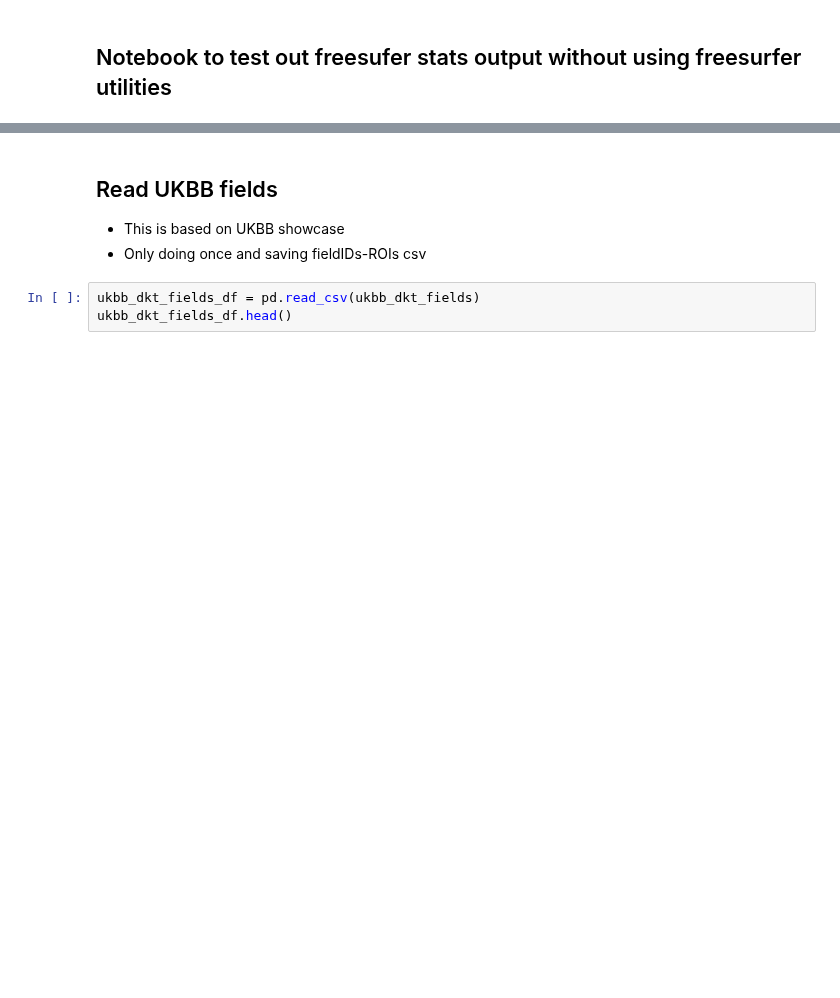
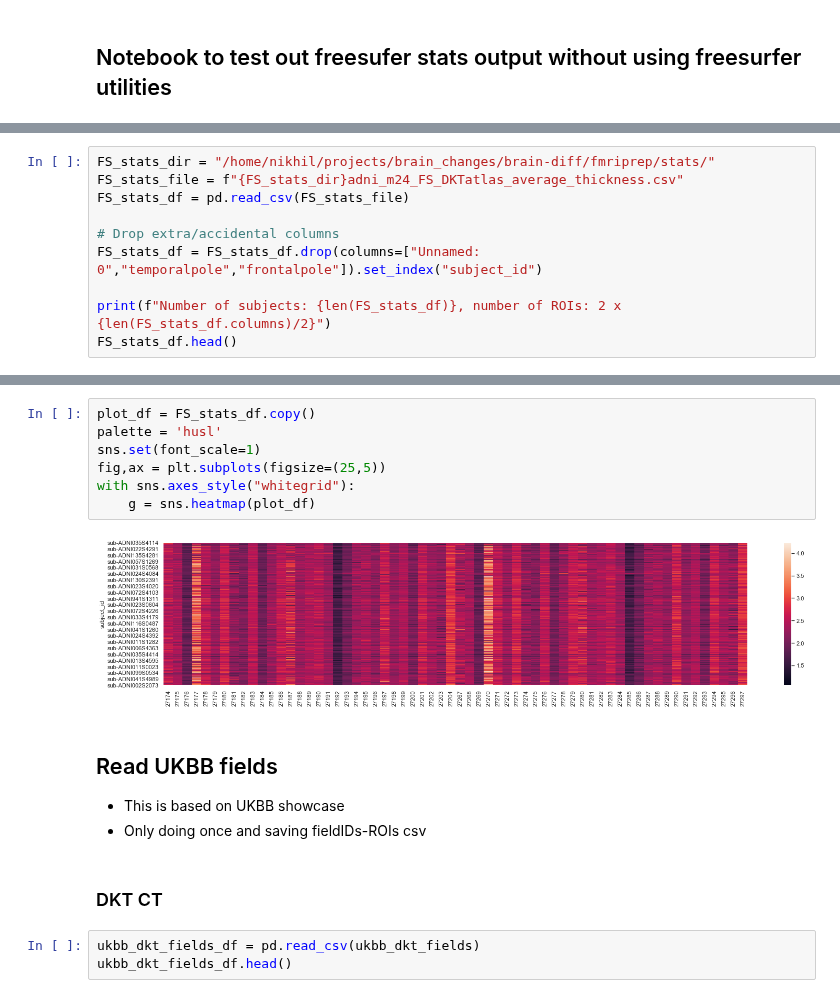
Before and after one commit to nikhil153/brain-diff, a Jupyter notebook: fmriprep/freesurfer_stats.ipynb, the cells around one changed output, grey strips where cells are left out. Saved outputs shown, nothing was run; the diff lists cells and outputs as text; blank space fills up the shorter version.

```diff
--- a/fmriprep/freesurfer_stats.ipynb
+++ b/fmriprep/freesurfer_stats.ipynb
@@ -59,0 +119,10 @@ save_file
+# %%
+FS_stats_dir = "/home/nikhil/projects/brain_changes/brain-diff/fmriprep/stats/"
+FS_stats_file = f"{FS_stats_dir}adni_m24_FS_DKTatlas_average_thickness.csv"
+FS_stats_df = pd.read_csv(FS_stats_file)
+
+# Drop extra/accidental columns
+FS_stats_df = FS_stats_df.drop(columns=["Unnamed: 0","temporalpole","frontalpole"]).set_index("subject_id")
+
+print(f"Number of subjects: {len(FS_stats_df)}, number of ROIs: 2 x {len(FS_stats_df.columns)/2}")
+FS_stats_df.head()
@@ -60,7 +139,18 @@ save_file
+# %%
+plot_df = FS_stats_df.copy()
+palette = 'husl'
+sns.set(font_scale=1)
+fig,ax = plt.subplots(figsize=(25,5))
+with sns.axes_style("whitegrid"):
+    g = sns.heatmap(plot_df)
+# %% [output]
+[figure, added]
 # %% [markdown]
 ## Read UKBB fields
 - This is based on UKBB showcase
 - Only doing once and saving fieldIDs-ROIs csv
+# %% [markdown]
+### DKT CT
 # %%
 ukbb_dkt_fields_df = pd.read_csv(ukbb_dkt_fields)
 ukbb_dkt_fields_df.head()
```
Also changed, not shown: parts of 18 cells of this notebook, 3 other files.
